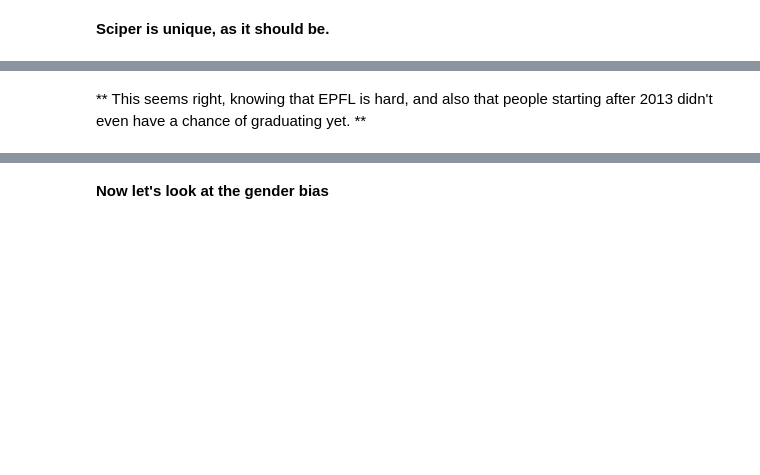
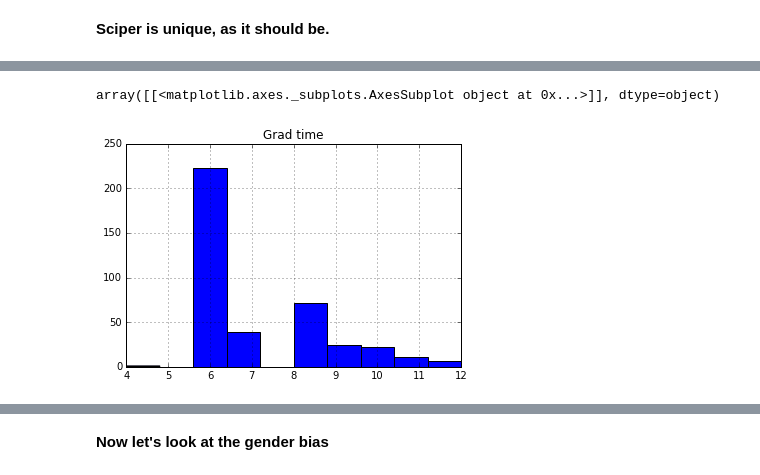
Before and after one commit to timozattol/ada-2016, a Jupyter notebook: hw02/is_academia.ipynb, the cells around one changed output, grey strips where cells are left out. Drawn from its saved outputs; the diff is of its cells as text; code cells hidden in the pictures; blank space fills up the shorter version.

Commit message:
Finished and commented
Should be all good. Ran all cells

```diff
--- a/hw02/is_academia.ipynb
+++ b/hw02/is_academia.ipynb
@@ -240,14 +524,11 @@ df_bachelors.index.is_unique
 # %%
-# TODO COMMENT
-
+# returns true if the student has graduated
 def did_graduate(group):
     return (group['Semester'] == "Bachelor semestre 1").any() and (group['Semester'] == 'Bachelor semestre 6').any()
 
+
 def grad_time_gender(group):
-        last_sem = group['Year'].max()
-        first_sem = group['Year'].min()
-        delta = int(last_sem.split('-')[-1]) - int(first_sem.split('-')[0])
-
+        delta = group["Semester"].count()
         gender = group['Gender'][0]
         return pd.Series([delta, gender], index=["Grad time", "Gender"])
 
@@ -256,4 +550,5 @@ graduation_time.sample(10)
 # %%
-graduation_time["Grad time"].hist()
+graduation_time.hist()
+# %% [output]
+array([[<matplotlib.axes._subplots.AxesSubplot object at 0x...>]], dtype=object)
+[figure, added]
-# %% [markdown]
-** This seems right, knowing that EPFL is hard, and also that people starting after 2013 didn't even have a chance of graduating yet. **
```
Also changed, not shown: parts of 77 cells of this notebook.
